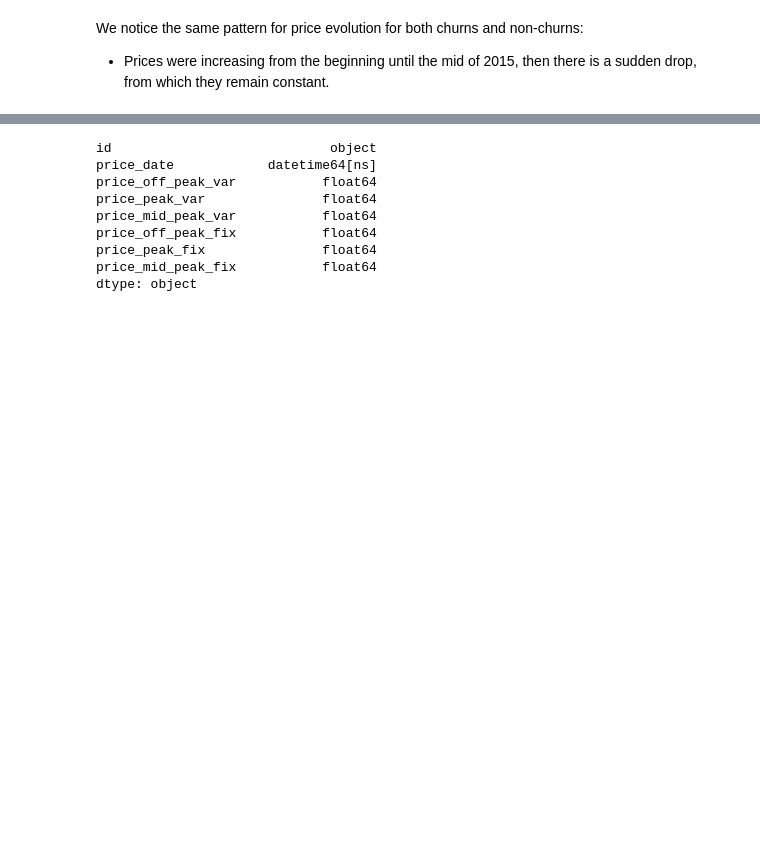
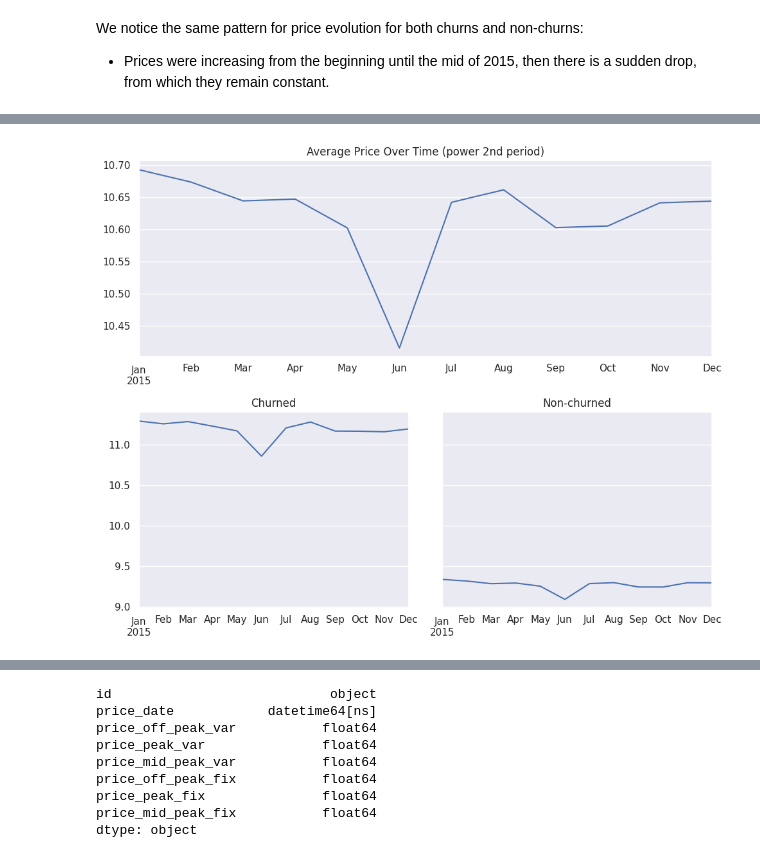
Before and after one commit to mnijadi/energy-company-customer-churn, a Jupyter notebook: notebooks/eda.ipynb, the cells around one changed output, grey strips where cells are left out. Saved outputs shown, nothing was run; the diff lists cells and outputs as text; code cells hidden in the pictures; blank space fills up the shorter version.

```diff
--- a/notebooks/eda.ipynb
+++ b/notebooks/eda.ipynb
@@ -685,0 +690,4 @@ These evolutions are very similar for both churns and non-churns.
+# %%
+plot_price_over_time('price_peak_fix', 'power 2nd', 'price_2nd_fixed_period_over_time')
+# %% [output]
+[figure, added]
```
Also changed, not shown: parts of 8 cells of this notebook, 6 other files.
